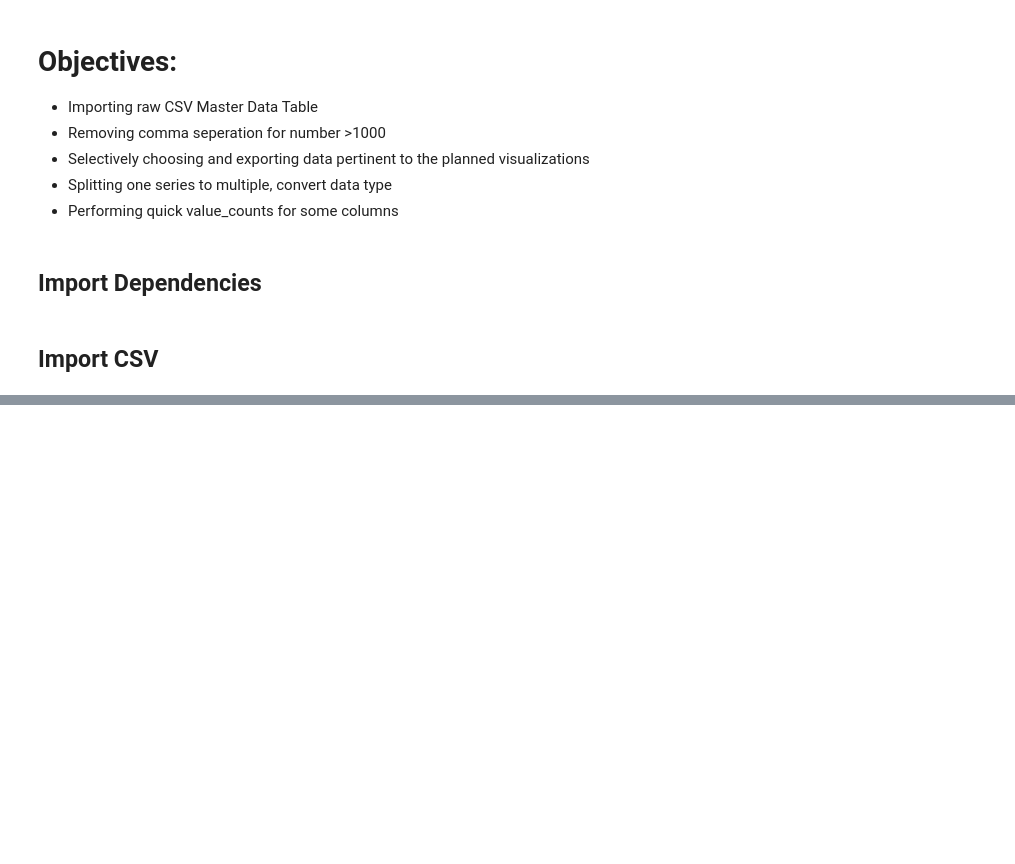
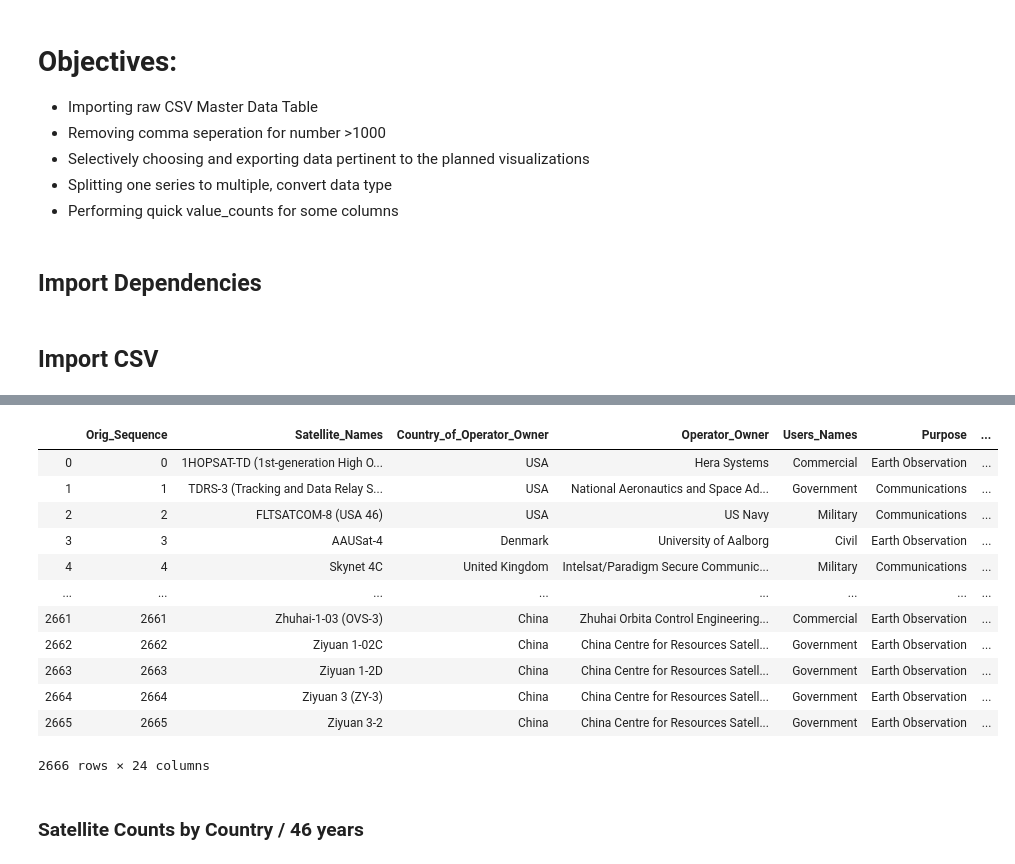
Before and after one commit to henryle-n/Global-Satellite-Launches, a Jupyter notebook: ETL.ipynb, the cells around one changed output, grey strips where cells are left out. Cells and saved outputs as stored; diff of their text form; code cells hidden in the pictures; blank space fills up the shorter version.

```diff
--- a/ETL.ipynb
+++ b/ETL.ipynb
@@ -30,4 +46,7 @@ df = pd.read_csv(csv_path, index_col=0, encoding= 'unicode_escape')
 # create new columns called Orig_Sequence to make sure even when data is splitting
 # the order of the original data is preserved
 df.reset_index(inplace=True)
-df["Orig_Sequence"] = df.index
+df.insert(0, "Orig_Sequence", df.index)
+# %%
+pd.set_option('display.max_columns', None)
+df.head()
@@ -44 +70,18 @@ Index(['Satellite_Names', 'Country_of_Operator_Owner', 'Operator_Owner',
       dtype='object')
+# %%
+# function to remove non-ASCII
+def remove_non_ascii(text):
+    return ''.join([i if ord(i) < 128 else '' for i in text])
+# %%
+targ_cols = ['Satellite_Names', 'Country_of_Operator_Owner', 'Operator_Owner',
+       'Users_Names', 'Purpose', 'Orbit_Classes', 'Orbit_Types', 'Contractors_Names', 'Contractors_Country_Names', 'Launch_Site',
+       'Launch_Vehicle', 'Comments']
+i=0
+for each_col in targ_cols:
+    print(f"{('=')*20}\nProcessing columns {each_col}")
+    df[each_col] = df[each_col].apply(remove_non_ascii)
+    i+=1
+    print(f"{i}/{len(targ_cols)} columns")
+
+    if i == len(targ_cols):
+          print(f'{("=")*20}\nProcess Completed!')
@@ -45 +106,21 @@ Index(['Satellite_Names', 'Country_of_Operator_Owner', 'Operator_Owner',
+# %%
+# export master with orig seq to csv
+df.to_csv(os.path.join("Data", "Satellite_Launch_MasterCL.csv"), index=False)
+df
+# %% [output]
+|  | Orig_Sequence | Satellite_Names | Country_of_Operator_Owner | Operator_Owner | Users_Names | Purpose | ... |
+| 0 | 0 | 1HOPSAT-TD (1st-generation High O... | USA | Hera Systems | Commercial | Earth Observation | ... |
+| 1 | 1 | TDRS-3 (Tracking and Data Relay S... | USA | National Aeronautics and Space Ad... | Government | Communications | ... |
+| 2 | 2 | FLTSATCOM-8 (USA 46) | USA | US Navy | Military | Communications | ... |
+| 3 | 3 | AAUSat-4 | Denmark | University of Aalborg | Civil | Earth Observation | ... |
+| 4 | 4 | Skynet 4C | United Kingdom | Intelsat/Paradigm Secure Communic... | Military | Communications | ... |
+| ... | ... | ... | ... | ... | ... | ... | ... |
+| 2661 | 2661 | Zhuhai-1-03 (OVS-3) | China | Zhuhai Orbita Control Engineering... | Commercial | Earth Observation | ... |
+| 2662 | 2662 | Ziyuan 1-02C | China | China Centre for Resources Satell... | Government | Earth Observation | ... |
+| 2663 | 2663 | Ziyuan 1-2D | China | China Centre for Resources Satell... | Government | Earth Observation | ... |
+| 2664 | 2664 | Ziyuan 3 (ZY-3) | China | China Centre for Resources Satell... | Government | Earth Observation | ... |
+| 2665 | 2665 | Ziyuan 3-2 | China | China Centre for Resources Satell... | Government | Earth Observation | ... |
+2666 rows × 24 columns
+# %% [markdown]
+### Satellite Counts by Country / 46 years
 # %%
```
Also changed, not shown: parts of 16 cells of this notebook, 16 other files.
